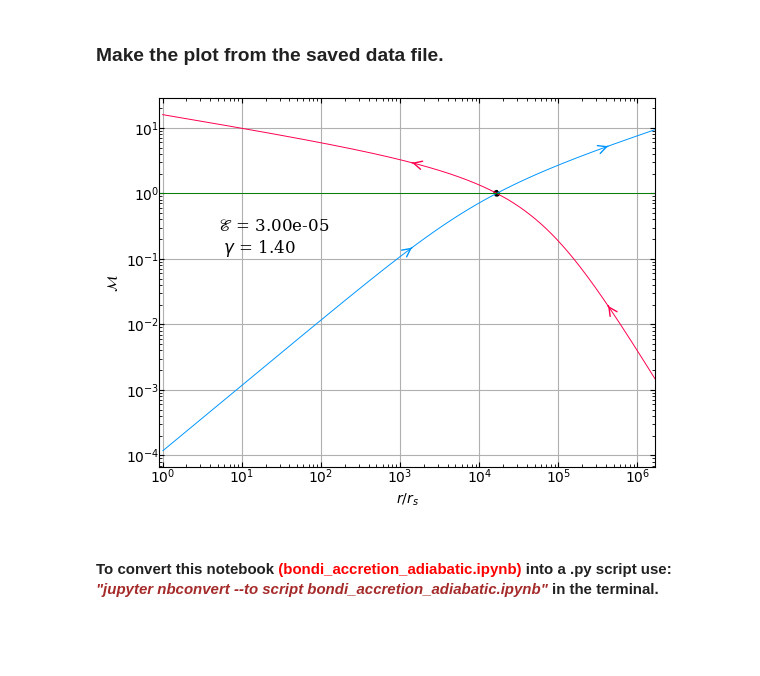
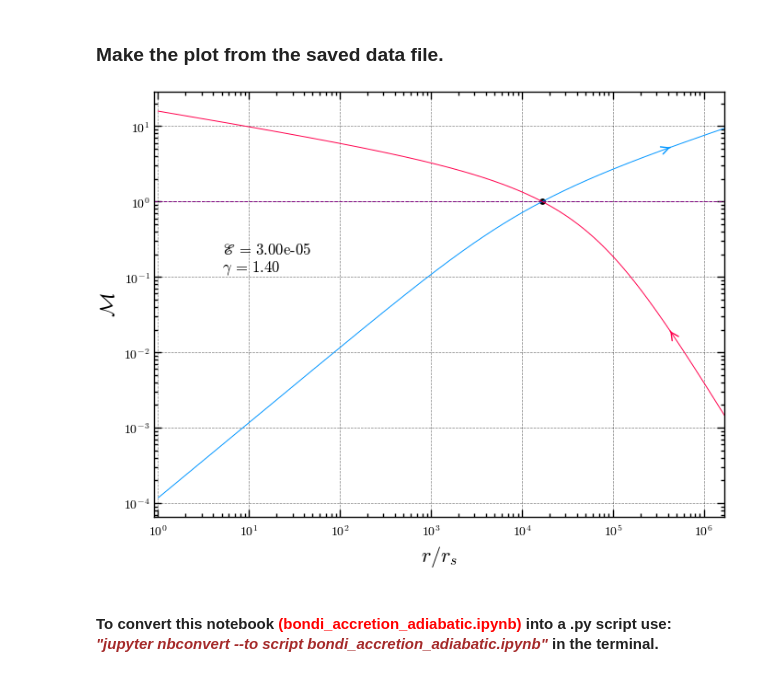
Before and after one commit to odinvik/Spherical_Accretion, a Jupyter notebook: bondi_accretion_adiabatic.ipynb, the cells around one changed output. Saved outputs shown, nothing was run; the diff lists cells and outputs as text; code cells hidden in the pictures; blank space fills up the shorter version.

```diff
--- a/bondi_accretion_adiabatic.ipynb
+++ b/bondi_accretion_adiabatic.ipynb
@@ -313,12 +316,13 @@ def add_arrow(line, position=None, direction='right', size=15, color=None):
 # Need to assing each plot some name to add arrowhed.
 line = [0, 0, 0, 0]
 
+plt.style.use(['science','notebook','grid','no-latex'])
 plt.yscale("log")
 plt.xscale("log")
-line[0] = plt.plot(r,m, color = "red", lw =.7, label = "wind")[0]
-line[1] = plt.plot(r1,m1, color = "red", lw =.7)[0]
-line[2] = plt.plot(r2,m2, color = "blue", lw =.7, label = "accretion")[0]
-line[3] = plt.plot(r3,m3, color = "blue", lw =.7)[0]
+line[0] = plt.plot(r,m, color = "#0096FF", lw =.7, label = "wind")[0]
+line[1] = plt.plot(r1,m1, color = "#0096FF", lw =.7)[0]
+line[2] = plt.plot(r2,m2, color = "#FF004D", lw =.7, label = "accretion")[0]
+line[3] = plt.plot(r3,m3, color = "#FF004D", lw =.7)[0]
 
 # Arrowhead direction
 dirk =['right', 'left', 'left', 'right']
@@ -336,13 +340,13 @@ plt.xlim(1, 100*r_c)
 #------------------------------ Plot Formatting ------------------------------------------
 
 # Adjust the axes' ticks
-plt.tick_params(axis='x', direction='in', pad = -0, top = True, right = True, which='both')
-plt.tick_params(axis='y', direction='in', pad = -0, top = True, right = True, which='both')
+plt.tick_params(axis='x', direction='in', pad = 5, top = True, right = True, which='both', labelsize = 10)
+plt.tick_params(axis='y', direction='in', pad = 3, top = True, right = True, which='both', labelsize = 10)
 # Label the axes.
 plt.ylabel("$\mathcal{M}$")
 plt.xlabel(r"$r/r_s$")
 # Show the energy and gamma value inside the plot.
-plt.text(5, 10e-2, "$\mathscr{E}$ = %3.2e \n $\gamma$ = %3.2f"%(energy,gamma), color='black', fontsize=12, ha='left', va='bottom', fontfamily = "serif")
+plt.text(5, 10e-2, "$\mathscr{E}$ = %3.2e \n$\gamma$ = %3.2f"%(energy,gamma), color='black', fontsize=12, ha='left', va='bottom', fontfamily = "serif")
 # Add gridlines
 plt.grid(True)
 plt.legend()
@@ -455,39 +459,41 @@ x = data[:, 0]  # First column
 y = data[:, 1]  # Second column
 
 line[0] = plt.plot(x, y, color="#0096FF", lw = .7)[0]
 
 # Load data from the .dat file
 data = np.loadtxt(accretion_file_path)
 
 # If the file has multiple columns, you can split them into separate lists
 x = data[:, 0]  # First column
 y = data[:, 1]  # Second column
 
 line[1] = plt.plot(x, y, color="#FF004D", lw = .7)[0]
 
 
 #--------------------------------- The styling part---------------------------------
 
 dirk =['right', 'left']
 
 for j in range(2):
     add_arrow(line[j], position=None, direction=dirk[j], size=15, color=None)
+
+plt.style.use(['science','notebook','grid','no-latex'])
 plt.xlim(x[0]-.1, x[-1])
 plt.xscale("log")
 plt.yscale("log")
-plt.scatter([r_c],[1], color = "black", s = 15, marker = "o", linestyle="dashed")
-plt.plot([x[0]-.1, x[-1]],[1,1], color = "green", lw = .7)
-plt.tick_params(axis='x', direction='in', pad = -0, top = True, right = True, which='both')
-plt.tick_params(axis='y', direction='in', pad = -0, top = True, right = True, which='both')
+plt.scatter([r_c],[1], color = "black", s = 15, marker = "o")
+plt.plot([x[0]-.1, x[-1]],[1,1], color = "purple", lw = .7, linestyle="dashed")
+plt.tick_params(axis='x', direction='in', pad = 5, top = True, right = True, which='both', labelsize = 10)
+plt.tick_params(axis='y', direction='in', pad = 3, top = True, right = True, which='both', labelsize = 10)
 plt.ylabel("$\mathcal{M}$")
 plt.xlabel(r"$r/r_s$")
 # Show the energy and gamma value inside the plot.
-plt.text(5, 10e-2, "$\mathscr{E}$ = %3.2e \n $\gamma$ = %3.2f"%(energy,gamma), color='black', fontsize=12, ha='left', va='bottom', fontfamily = "serif")
-plt.grid(True)
+plt.text(5, 10e-2, "$\mathscr{E}$ = %3.2e \n$\gamma$ = %3.2f"%(energy,gamma), color='black', fontsize=12, ha='left', va='bottom', fontfamily = "serif")
+
 
 
 plt.show()
 # %% [output]
-[figure, old version]
+[figure, new version]
 # %% [markdown]
 #### To convert this notebook <span style="color:red">(bondi_accretion_adiabatic.ipynb)</span> into a .py script use: *<span style="color:brown">"jupyter nbconvert --to script bondi_accretion_adiabatic.ipynb"</span>* in the terminal.
```
Also changed, not shown: parts of 5 cells of this notebook.
